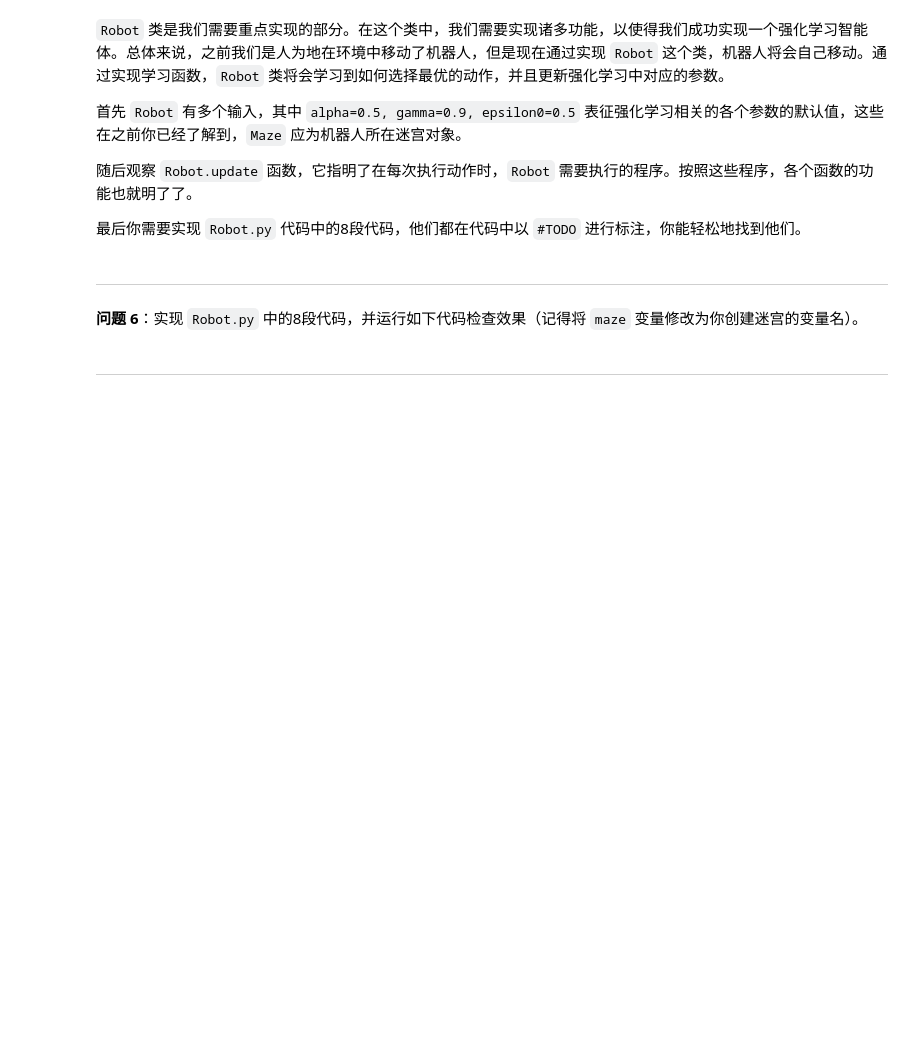
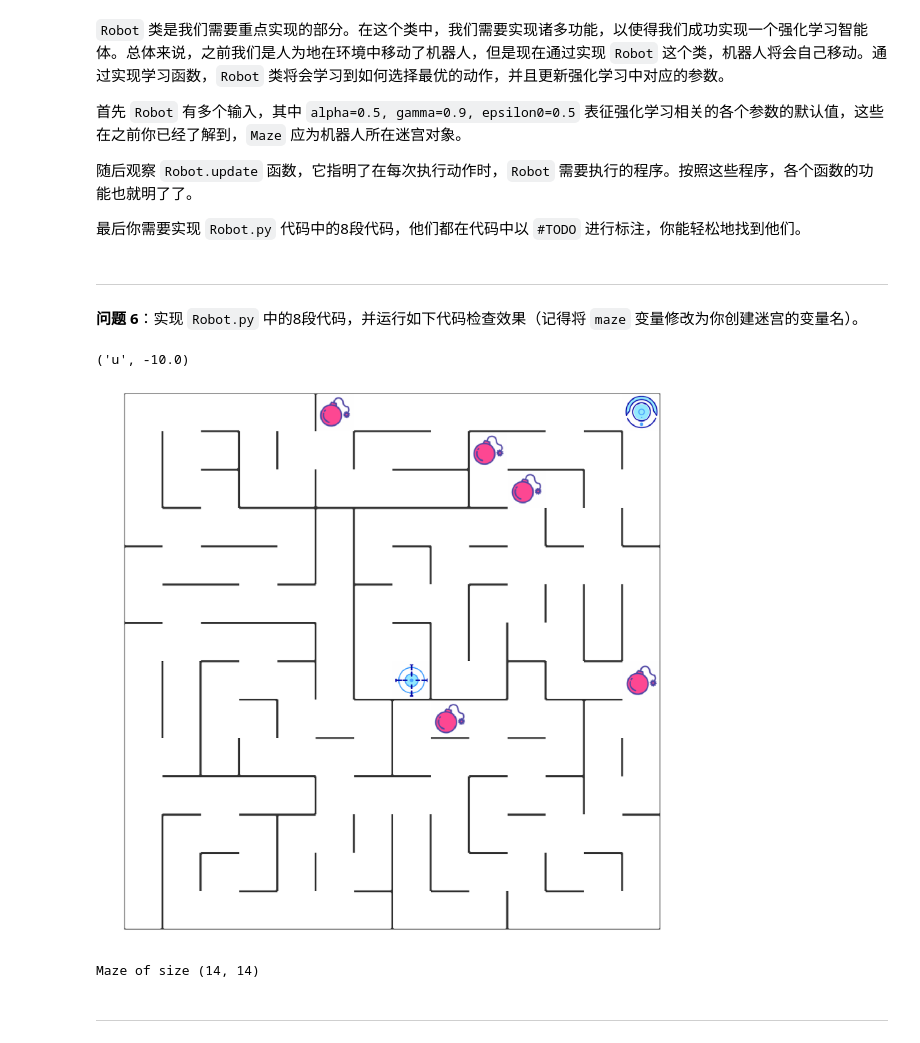
Before and after one commit to lb01yeah/ML_Learn_UdaCity, a Jupyter notebook: 05_RL/L8_P5/MLND_CN_P5_Reinforcement_Learning-master/robot_maze.ipynb, the cells around one changed output. Saved outputs shown, nothing was run; the diff lists cells and outputs as text; code cells hidden in the pictures; blank space fills up the shorter version.

```diff
--- a/05_RL/L8_P5/MLND_CN_P5_Reinforcement_Learning-master/robot_maze.ipynb
+++ b/05_RL/L8_P5/MLND_CN_P5_Reinforcement_Learning-master/robot_maze.ipynb
@@ -192,11 +222,15 @@ print()
 **问题 6**：实现 `Robot.py` 中的8段代码，并运行如下代码检查效果（记得将 `maze` 变量修改为你创建迷宫的变量名）。
 # %%
 from Robot import Robot
-robot = Robot(maze) # 记得将 maze 变量修改为你创建迷宫的变量名
+robot = Robot(g) # 记得将 maze 变量修改为你创建迷宫的变量名
 robot.set_status(learning=True,testing=False)
 print(robot.update())
 
-maze
+g
+# %% [output]
+('u', -10.0)
+[figure, added]
+Maze of size (14, 14)
 # %% [markdown]
 ---
 # %% [markdown]
```
Also changed, not shown: parts of 5 cells of this notebook, 1 other file.
